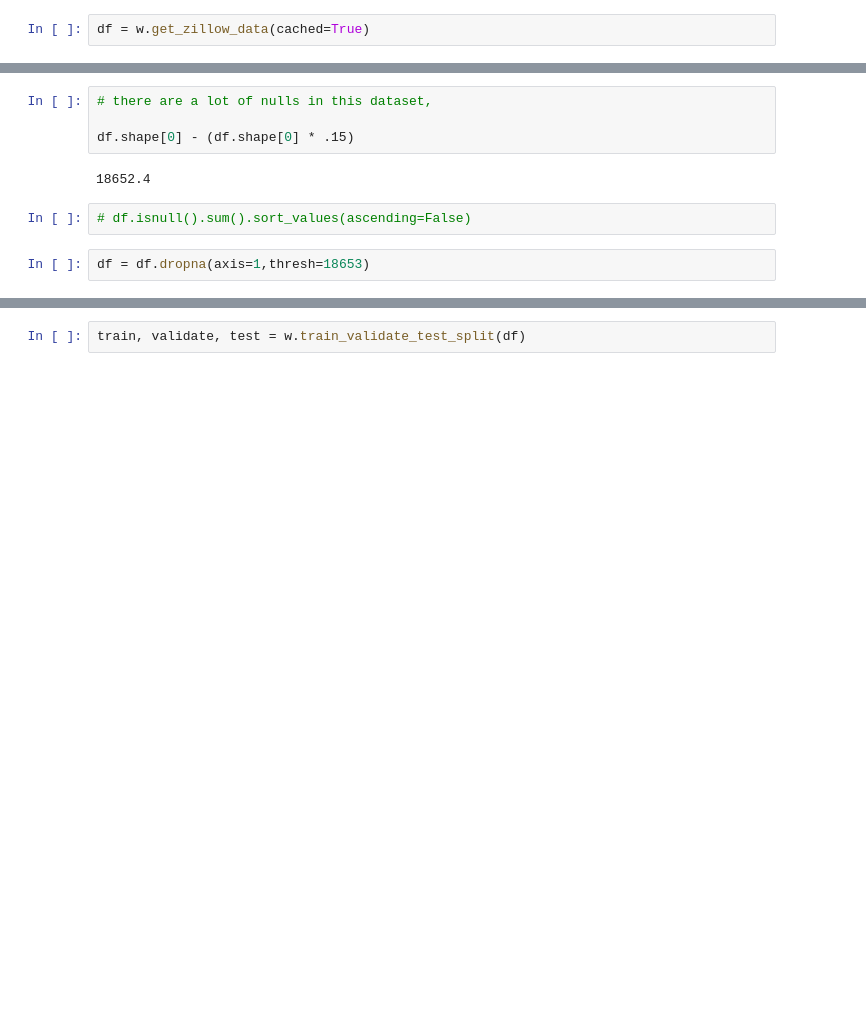
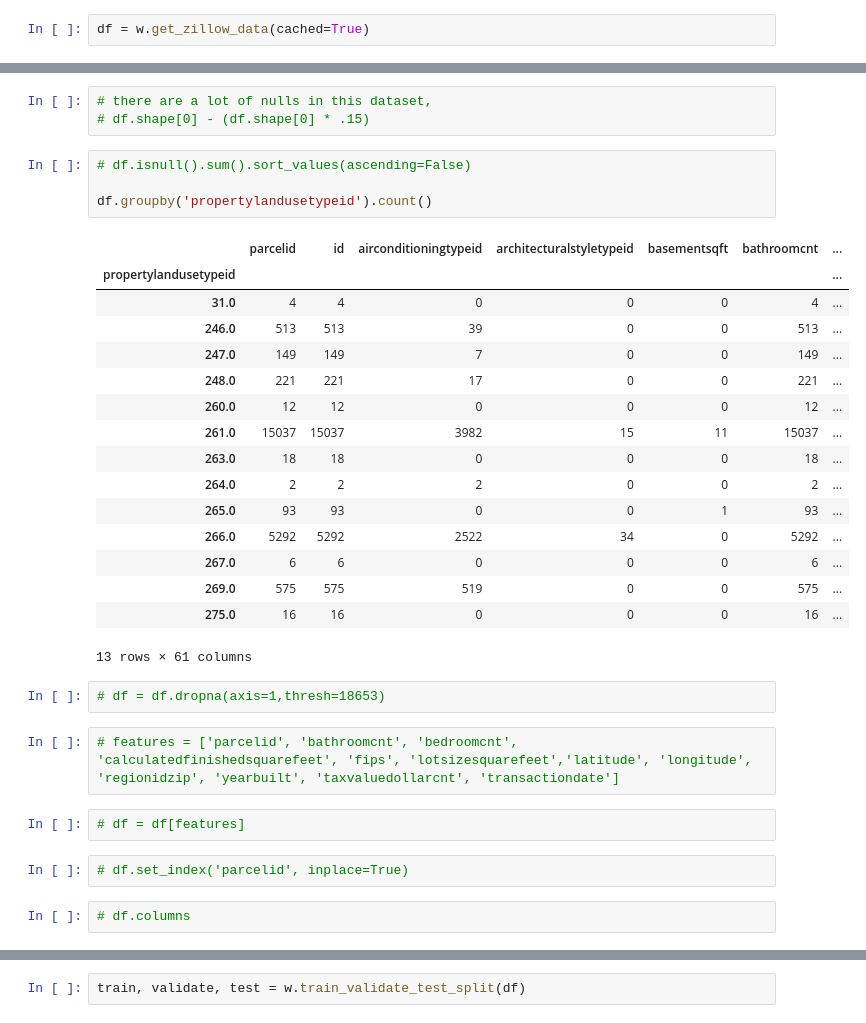
Before and after one commit to mdalton87/regression-exercises, a Jupyter notebook: regression_project/test_zillow.ipynb, the cells around one changed output, grey strips where cells are left out. Cells and saved outputs as stored; diff of their text form; blank space fills up the shorter version.

```diff
--- a/regression_project/test_zillow.ipynb
+++ b/regression_project/test_zillow.ipynb
@@ -30,10 +53,34 @@ df = w.get_zillow_data(cached=True)
 # %%
 # there are a lot of nulls in this dataset,
-
-df.shape[0] - (df.shape[0] * .15)
+# df.shape[0] - (df.shape[0] * .15)
-# %% [output]
-18652.4
 # %%
 # df.isnull().sum().sort_values(ascending=False)
+
+df.groupby('propertylandusetypeid').count()
+# %% [output]
+|  | parcelid | id | airconditioningtypeid | architecturalstyletypeid | basementsqft | bathroomcnt | ... |
+| propertylandusetypeid |  |  |  |  |  |  | ... |
+| 31.0 | 4 | 4 | 0 | 0 | 0 | 4 | ... |
+| 246.0 | 513 | 513 | 39 | 0 | 0 | 513 | ... |
+| 247.0 | 149 | 149 | 7 | 0 | 0 | 149 | ... |
+| 248.0 | 221 | 221 | 17 | 0 | 0 | 221 | ... |
+| 260.0 | 12 | 12 | 0 | 0 | 0 | 12 | ... |
+| 261.0 | 15037 | 15037 | 3982 | 15 | 11 | 15037 | ... |
+| 263.0 | 18 | 18 | 0 | 0 | 0 | 18 | ... |
+| 264.0 | 2 | 2 | 2 | 0 | 0 | 2 | ... |
+| 265.0 | 93 | 93 | 0 | 0 | 1 | 93 | ... |
+| 266.0 | 5292 | 5292 | 2522 | 34 | 0 | 5292 | ... |
+| 267.0 | 6 | 6 | 0 | 0 | 0 | 6 | ... |
+| 269.0 | 575 | 575 | 519 | 0 | 0 | 575 | ... |
+| 275.0 | 16 | 16 | 0 | 0 | 0 | 16 | ... |
+13 rows × 61 columns
 # %%
-df = df.dropna(axis=1,thresh=18653)
+# df = df.dropna(axis=1,thresh=18653)
+# %%
+# features = ['parcelid', 'bathroomcnt', 'bedroomcnt', 'calculatedfinishedsquarefeet', 'fips', 'lotsizesquarefeet','latitude', 'longitude', 'regionidzip', 'yearbuilt', 'taxvaluedollarcnt', 'transactiondate']
+# %%
+# df = df[features]
+# %%
+# df.set_index('parcelid', inplace=True)
+# %%
+# df.columns
```
Also changed, not shown: parts of 33 cells of this notebook, 5 other files.
